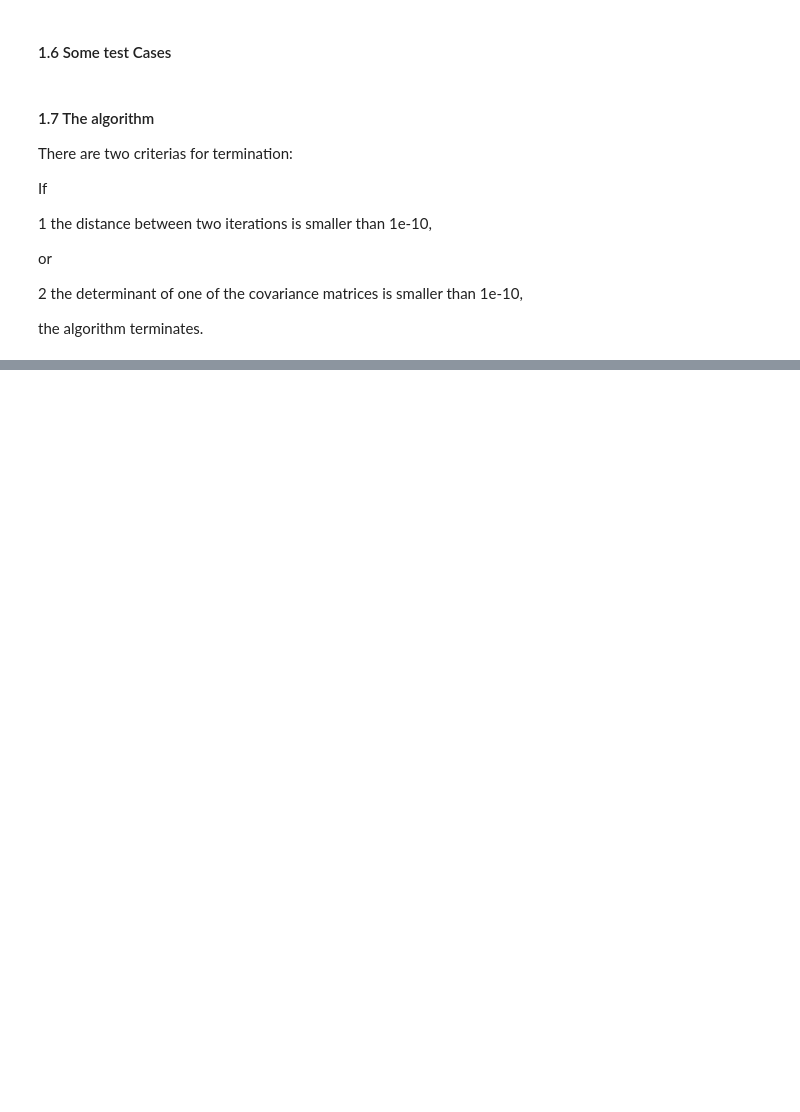
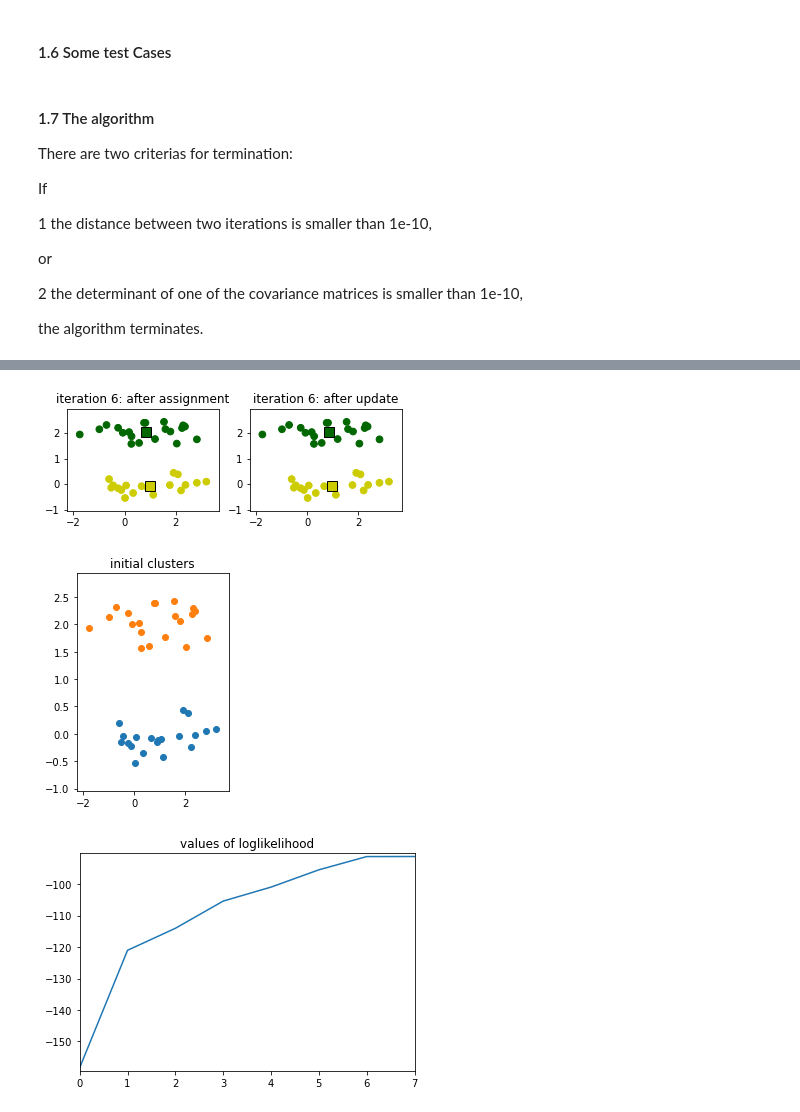
Before and after one commit to M-crypto645/Mathematical-Data-Science-Project, a Jupyter notebook: EM_algorithm_paper_with_comments.ipynb, the cells around one changed output, grey strips where cells are left out. Saved outputs shown, nothing was run; the diff lists cells and outputs as text; code cells hidden in the pictures; blank space fills up the shorter version.

Commit message:
Added changes as discussed (but not visualizations)

```diff
--- a/EM_algorithm_paper_with_comments.ipynb
+++ b/EM_algorithm_paper_with_comments.ipynb
@@ -80,7 +81,9 @@ def Update_log_likelihood(data, p, Sigma, m):
 The E-step is executed exactly as described in the algorithm.
 # %%
 def E_step(data, p, Sigma, m, gamma):
-    for n in range(data.shape[0]):
+    M = data.shape[1]
+    N = data.shape[0]
+    for n in range(N):
         x = data[n, :]
         terms = np.array([p[k]*1/sqrt((2*pi)**M*np.linalg.det(Sigma[k])) * np.exp(-0.5*(x-m[k,:]) @ (np.linalg.inv(Sigma[k]) @ (x-m[k,:]))) for k in range(K)])
         gamma[n, :] = terms/np.sum(terms)
@@ -91,9 +94,11 @@ def E_step(data, p, Sigma, m, gamma):
 The M-Step is also executed as described.
 # %%
 def M_Step(data, p, Sigma, m, gamma):
+    M = data.shape[1]
+    N = data.shape[0]
     means = np.dot(gamma.T, data)
     Nk = [np.sum(gamma[:, k]) for k in range(K)]
-    m_new = np.array([ means[k, :]/Nk[k] for k in range(K)])
+    m_new = np.array([ means[k, :] / Nk[k] for k in range(K)])
 
     m = m_new
 
@@ -103,7 +108,7 @@ def M_Step(data, p, Sigma, m, gamma):
         for n in range(N):
             x = data[n, :]
             Sigmak += gamma[n, k] * np.dot((x-m[k,:]).reshape((-1,1)), (x-m[k,:]).reshape((1,-1)))
-        Sigma_new[k] = Sigmak/Nk[k]
+        Sigma_new[k] = Sigmak / Nk[k]
 
     Sigma = [np.copy(Sigma_new[k]) for k in range(K)]
 
@@ -542,11 +468,3 @@ def EM(data, K, m, n_iter = 25, return_all_iterations=False, random_choice=True)
     return {"success": True, "m": m, "Sigma": Sigma, "p": p, "gamma": gamma, "m_history": m_history, "Sigma_history": Sigma_history, "p_history": p_history, "gamma_history": gamma_history, 'likelihood':likeli} # return a dictionary
 
     ### EM End ####
-# %%
-option = 7
-data, K, m, n_iter, choice, first, second, xmin, xmax, ymin, ymax = Test_Cases(option)
-#data = np.concatenate((np.random.normal(0, 0.05, (10,)), np.random.normal(1, 0.05, (10,)))).reshape((-1,1))
-N, M = data.shape
-just_last = True #parameter, if we only want to draw last
-ret = EM(data, K, m, n_iter = n_iter, return_all_iterations=True, random_choice=choice)
-plotting(ret, just_last)
@@ -569,0 +473,7 @@ Covariance singularity!
+# %%
+def find_boundary_values(data):
+    xmin = np.min(data[:, 0])
+    xmax = np.max(data[:, 0])
+    ymin = np.min(data[:, 1])
+    ymax = np.max(data[:, 1])
+    return xmin, xmax, ymin, ymax
@@ -569,0 +484,24 @@ Covariance singularity!
+# %%
+n_iter = 100
+K = 2
+mean1 = np.array([1,0])
+sig1 = np.diag([1.5, 0.05])
+mean2 = np.array([1, 2])
+sig2 = np.diag([1.5, 0.05])
+first = np.random.multivariate_normal(mean1, sig1, 20)
+second = np.random.multivariate_normal(mean2, sig2, 20)
+data = np.concatenate((first, second))
+m1 = np.zeros((K, data.shape[1]))
+choice = False
+m1[0,0] = 0
+m1[0,1] = -2
+m1[1,0] = 0
+m1[1,1] = 2
+xmin, xmax, ymin, ymax = find_boundary_values(data)
+just_last = True #parameter, if we only want to draw last
+ret = EM(data, K, n_iter = n_iter, return_all_iterations=True, m=m1)
+plotting(ret, just_last)
+# %% [output]
+[figure, added]
+[figure, added]
+[figure, added]
```
Also changed, not shown: parts of 19 cells of this notebook.
